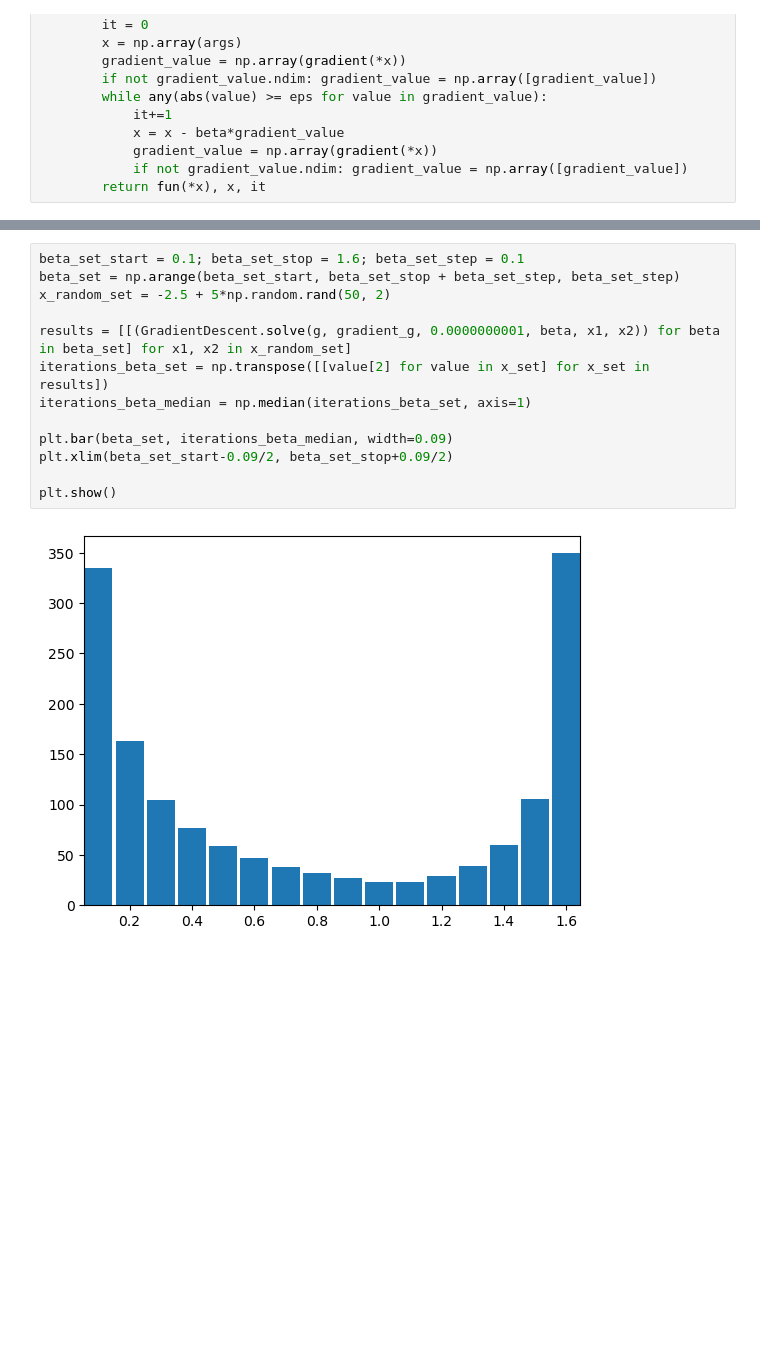
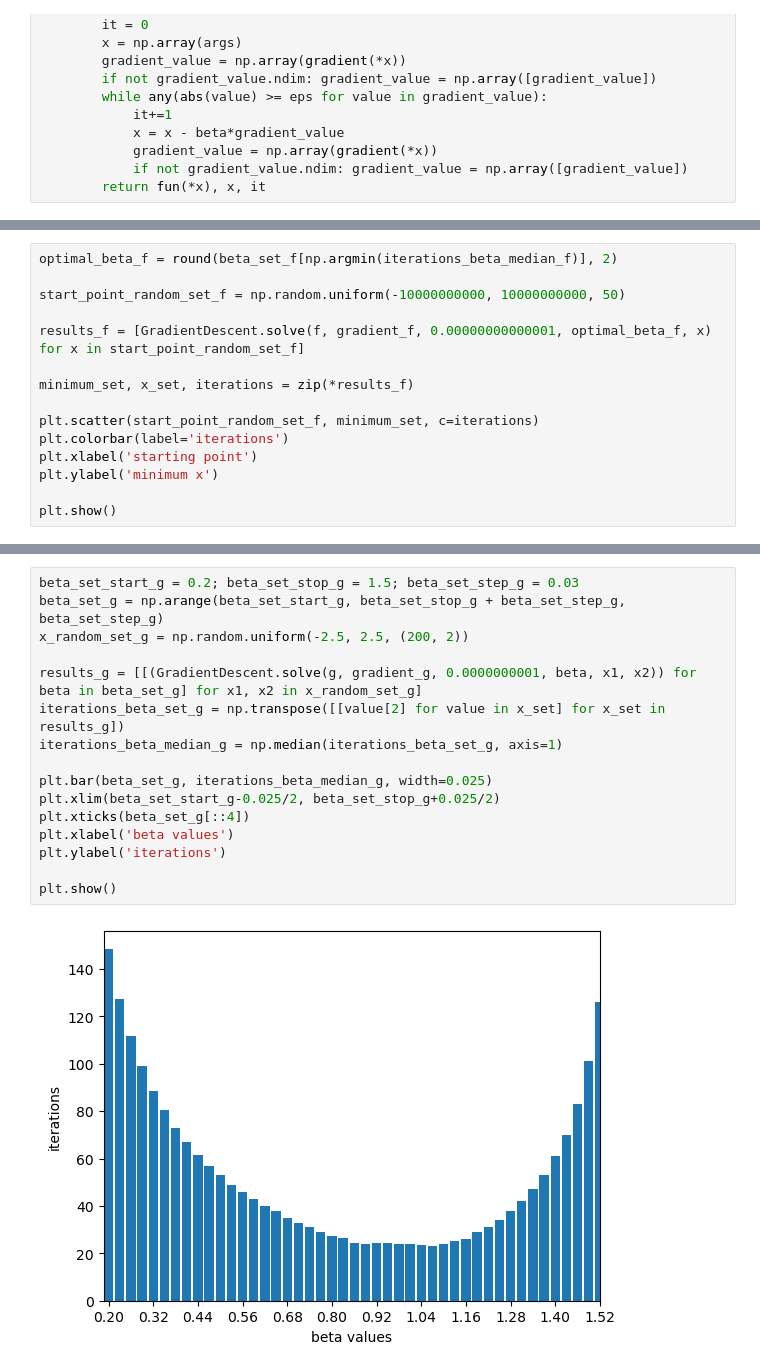
Before and after one commit to iszablowski/WSI24L, a Jupyter notebook: wsi1_gradietnt_descent/gradient_descent.ipynb, the cells around one changed output, grey strips where cells are left out. Saved outputs shown, nothing was run; the diff lists cells and outputs as text; blank space fills up the shorter version.

```diff
--- a/wsi1_gradietnt_descent/gradient_descent.ipynb
+++ b/wsi1_gradietnt_descent/gradient_descent.ipynb
@@ -114,0 +124,15 @@ plt.show()
+# %%
+optimal_beta_f = round(beta_set_f[np.argmin(iterations_beta_median_f)], 2)
+
+start_point_random_set_f = np.random.uniform(-10000000000, 10000000000, 50)
+
+results_f = [GradientDescent.solve(f, gradient_f, 0.00000000000001, optimal_beta_f, x) for x in start_point_random_set_f]
+
+minimum_set, x_set, iterations = zip(*results_f)
+
+plt.scatter(start_point_random_set_f, minimum_set, c=iterations)
+plt.colorbar(label='iterations')
+plt.xlabel('starting point')
+plt.ylabel('minimum x')
+
+plt.show()
@@ -115,15 +141,18 @@ plt.show()
 # %%
-beta_set_start = 0.1; beta_set_stop = 1.6; beta_set_step = 0.1
-beta_set = np.arange(beta_set_start, beta_set_stop + beta_set_step, beta_set_step)
-x_random_set = -2.5 + 5*np.random.rand(50, 2)
+beta_set_start_g = 0.2; beta_set_stop_g = 1.5; beta_set_step_g = 0.03
+beta_set_g = np.arange(beta_set_start_g, beta_set_stop_g + beta_set_step_g, beta_set_step_g)
+x_random_set_g = np.random.uniform(-2.5, 2.5, (200, 2))
 
-results = [[(GradientDescent.solve(g, gradient_g, 0.0000000001, beta, x1, x2)) for beta in beta_set] for x1, x2 in x_random_set]
-iterations_beta_set = np.transpose([[value[2] for value in x_set] for x_set in results])
-iterations_beta_median = np.median(iterations_beta_set, axis=1)
+results_g = [[(GradientDescent.solve(g, gradient_g, 0.0000000001, beta, x1, x2)) for beta in beta_set_g] for x1, x2 in x_random_set_g]
+iterations_beta_set_g = np.transpose([[value[2] for value in x_set] for x_set in results_g])
+iterations_beta_median_g = np.median(iterations_beta_set_g, axis=1)
 
-plt.bar(beta_set, iterations_beta_median, width=0.09)
-plt.xlim(beta_set_start-0.09/2, beta_set_stop+0.09/2)
+plt.bar(beta_set_g, iterations_beta_median_g, width=0.025)
+plt.xlim(beta_set_start_g-0.025/2, beta_set_stop_g+0.025/2)
+plt.xticks(beta_set_g[::4])
+plt.xlabel('beta values')
+plt.ylabel('iterations')
 
 plt.show()
 # %% [output]
-[figure, old version]
+[figure, new version]
```
Also changed, not shown: parts of 7 cells of this notebook.
